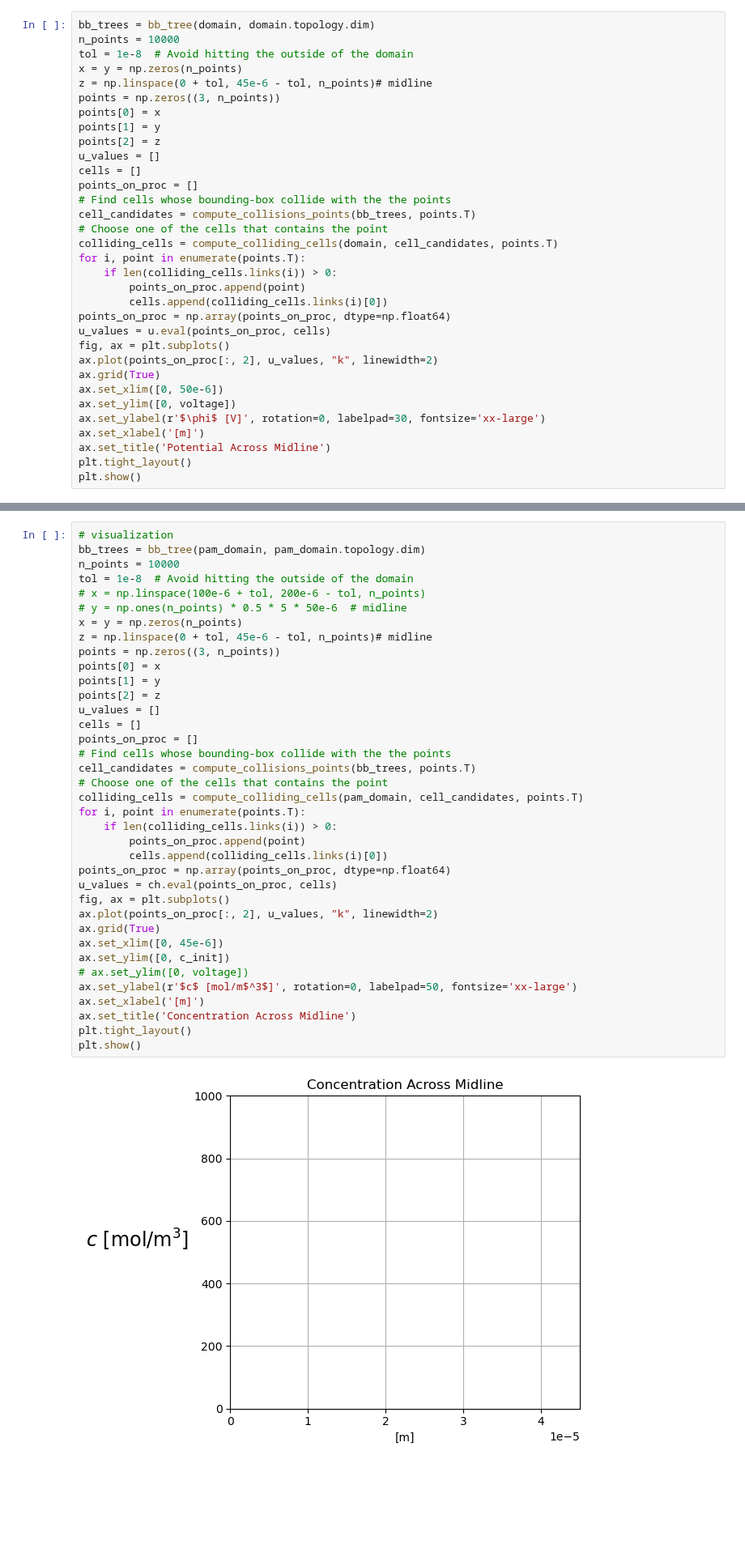
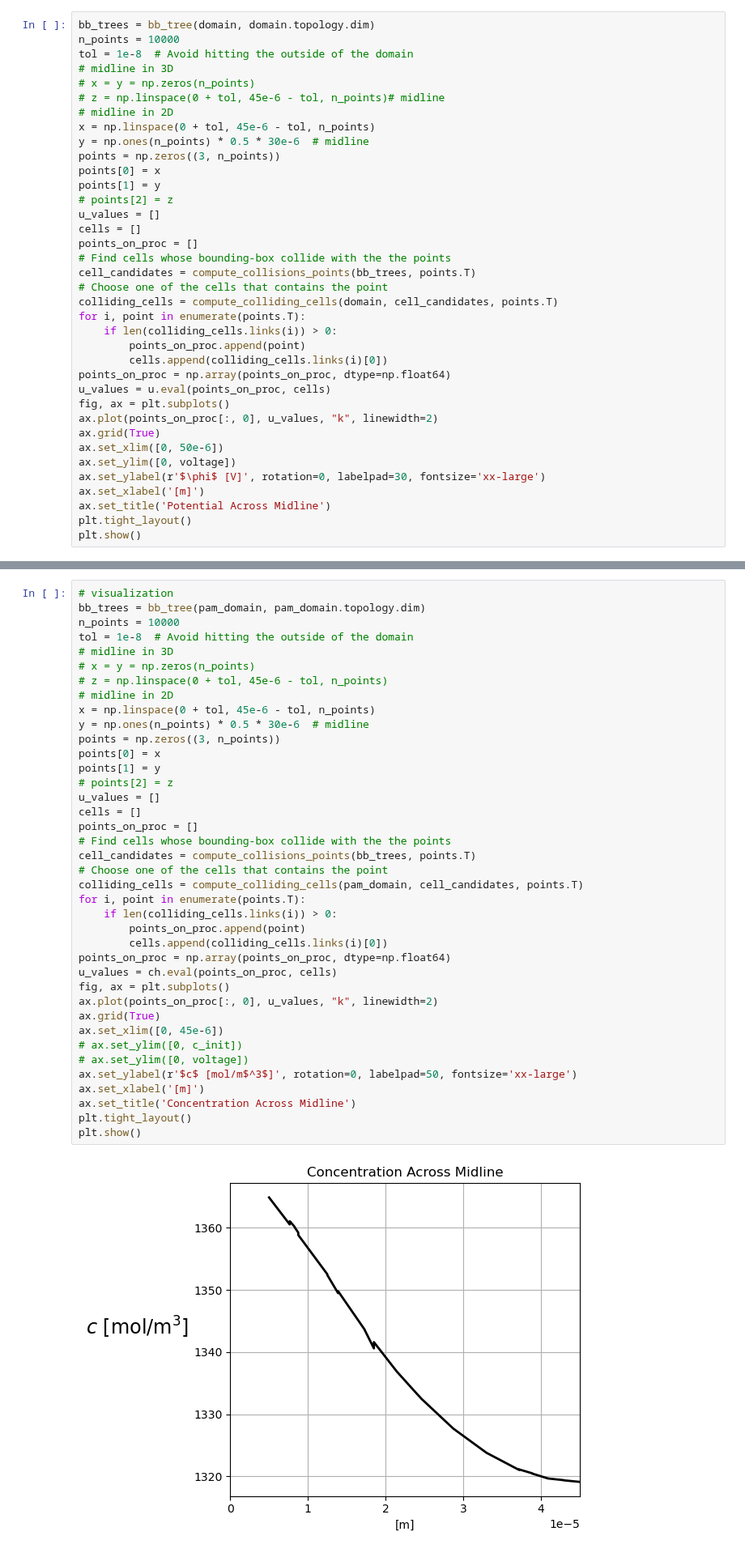
Before and after one commit to molel-gt/ssb, a Jupyter notebook: lithium-metal-battery.ipynb, the cells around one changed output, grey strips where cells are left out. Shown at 81% size. Saved outputs shown, nothing was run; the diff lists cells and outputs as text; blank space fills up the shorter version.

```diff
--- a/lithium-metal-battery.ipynb
+++ b/lithium-metal-battery.ipynb
@@ -269,12 +398,16 @@ u_cg.interpolate(u)
 bb_trees = bb_tree(domain, domain.topology.dim)
 n_points = 10000
 tol = 1e-8  # Avoid hitting the outside of the domain
-x = y = np.zeros(n_points)
-z = np.linspace(0 + tol, 45e-6 - tol, n_points)# midline
+# midline in 3D
+# x = y = np.zeros(n_points)
+# z = np.linspace(0 + tol, 45e-6 - tol, n_points)# midline
+# midline in 2D
+x = np.linspace(0 + tol, 45e-6 - tol, n_points)
+y = np.ones(n_points) * 0.5 * 30e-6  # midline
 points = np.zeros((3, n_points))
 points[0] = x
 points[1] = y
-points[2] = z
+# points[2] = z
 u_values = []
 cells = []
 points_on_proc = []
@@ -289,7 +422,7 @@ for i, point in enumerate(points.T):
 points_on_proc = np.array(points_on_proc, dtype=np.float64)
 u_values = u.eval(points_on_proc, cells)
 fig, ax = plt.subplots()
-ax.plot(points_on_proc[:, 2], u_values, "k", linewidth=2)
+ax.plot(points_on_proc[:, 0], u_values, "k", linewidth=2)
 ax.grid(True)
 ax.set_xlim([0, 50e-6])
 ax.set_ylim([0, voltage])
@@ -460,38 +596,40 @@ average concentration: inf
 # visualization
 bb_trees = bb_tree(pam_domain, pam_domain.topology.dim)
 n_points = 10000
 tol = 1e-8  # Avoid hitting the outside of the domain
-# x = np.linspace(100e-6 + tol, 200e-6 - tol, n_points)
-# y = np.ones(n_points) * 0.5 * 5 * 50e-6  # midline
-x = y = np.zeros(n_points)
-z = np.linspace(0 + tol, 45e-6 - tol, n_points)# midline
+# midline in 3D
+# x = y = np.zeros(n_points)
+# z = np.linspace(0 + tol, 45e-6 - tol, n_points)
+# midline in 2D
+x = np.linspace(0 + tol, 45e-6 - tol, n_points)
+y = np.ones(n_points) * 0.5 * 30e-6  # midline
 points = np.zeros((3, n_points))
 points[0] = x
 points[1] = y
-points[2] = z
+# points[2] = z
 u_values = []
 cells = []
 points_on_proc = []
 # Find cells whose bounding-box collide with the the points
 cell_candidates = compute_collisions_points(bb_trees, points.T)
 # Choose one of the cells that contains the point
 colliding_cells = compute_colliding_cells(pam_domain, cell_candidates, points.T)
 for i, point in enumerate(points.T):
     if len(colliding_cells.links(i)) > 0:
         points_on_proc.append(point)
         cells.append(colliding_cells.links(i)[0])
 points_on_proc = np.array(points_on_proc, dtype=np.float64)
 u_values = ch.eval(points_on_proc, cells)
 fig, ax = plt.subplots()
-ax.plot(points_on_proc[:, 2], u_values, "k", linewidth=2)
+ax.plot(points_on_proc[:, 0], u_values, "k", linewidth=2)
 ax.grid(True)
 ax.set_xlim([0, 45e-6])
-ax.set_ylim([0, c_init])
+# ax.set_ylim([0, c_init])
 # ax.set_ylim([0, voltage])
 ax.set_ylabel(r'$c$ [mol/m$^3$]', rotation=0, labelpad=50, fontsize='xx-large')
 ax.set_xlabel('[m]')
 ax.set_title('Concentration Across Midline')
 plt.tight_layout()
 plt.show()
 # %% [output]
-[figure, old version]
+[figure, new version]
```
Also changed, not shown: parts of 9 cells of this notebook.
